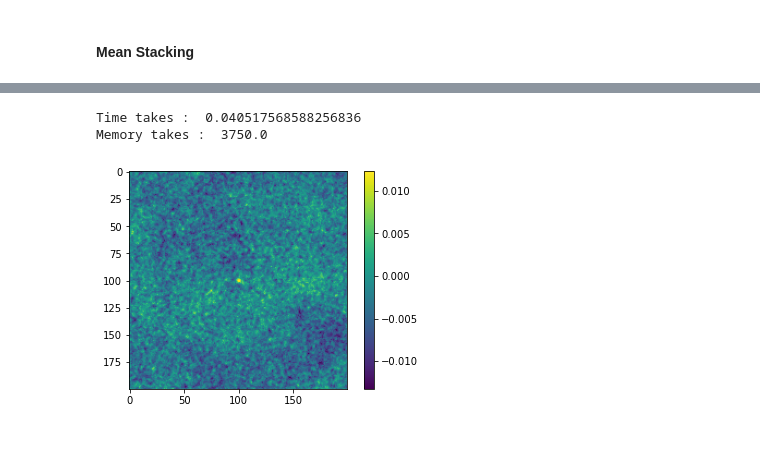
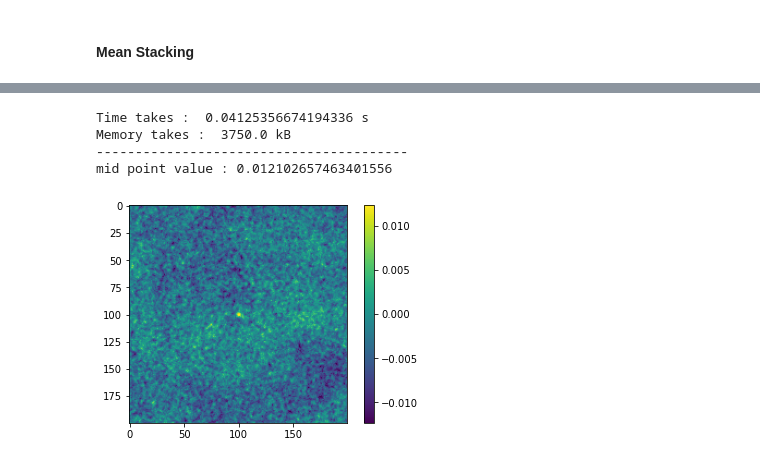
Before and after one commit to dilansenuruk/Data-Driven-Astronomy, a Jupyter notebook: mean_and_median_stacking.ipynb, the cells around one changed output, grey strips where cells are left out. Saved outputs shown, nothing was run; the diff lists cells and outputs as text; code cells hidden in the pictures.

```diff
--- a/mean_and_median_stacking.ipynb
+++ b/mean_and_median_stacking.ipynb
@@ -27,4 +29,5 @@ for i in file_nums:
     hdulist = fits.open(filename)
     data = hdulist[0].data
     ax[i//6, i%6].imshow(data.T, cmap=plt.cm.viridis)
+    ax[i//6, i%6].set_title('image{}'.format(i))
 # %% [output]
@@ -32,4 +35,5 @@ for i in file_nums:
 # %%
+#mean stacking function to stack fits image files by pixel mean
 def mean_fits(files):
   length = len(files)
   hdulist = fits.open(files[0])
@@ -43,8 +47,10 @@ def mean_fits(files):
 
 if __name__ == '__main__':
   data  = mean_fits(['./fits_files/image0.fits', './fits_files/image1.fits', './fits_files/image2.fits'])
-
+  print('mid point value :', data[100, 100])
   plt.imshow(data.T, cmap=plt.cm.viridis)
   plt.colorbar()
+  max_val = np.max(np.array(data))
+  plt.clim(max_val, -max_val)
   plt.show()
 # %% [output]
@@ -52,31 +61,35 @@ if __name__ == '__main__':
 # %%
+#median stacking function to stack fits image files by pixel median
 def median_fits(files):
   start = time.time()
   length = len(files)
   my_list = []
   for i in range(length):
     hdulist = fits.open(files[i])
     my_list.append(hdulist[0].data)
     hdulist.close()
-
   my_stack = np.dstack(my_list)
   median = np.median(my_stack, axis=2)
   memory = my_stack.nbytes
   memory /= 1024
   end = time.time()
   t_time = end - start
   return median, t_time, memory
 
 if __name__ == '__main__':
   file_names = list( './fits_files/image' + str(i) + '.fits' for i in range(12))
-
   result = median_fits(file_names)
-  print('Time takes : ', result[1])
-  print('Memory takes : ', result[2])
+  print('Time takes : ', result[1], 's')
+  print('Memory takes : ', result[2], 'kB')
+  print('-'*40, '\nmid point value :', result[0][100, 100])
   plt.imshow(result[0].T, cmap=plt.cm.viridis)
   plt.colorbar()
+  max_val = np.max(np.array(result[0]))
+  plt.clim(max_val, -max_val)
   plt.show()
 # %% [output]
-Time takes :  0.040517568588256836
-Memory takes :  3750.0
+Time takes :  0.04125356674194336 s
+Memory takes :  3750.0 kB
+----------------------------------------
+mid point value : 0.012102657463401556
-[figure, old version]
+[figure, new version]
```
Also changed, not shown: parts of 6 cells of this notebook.
